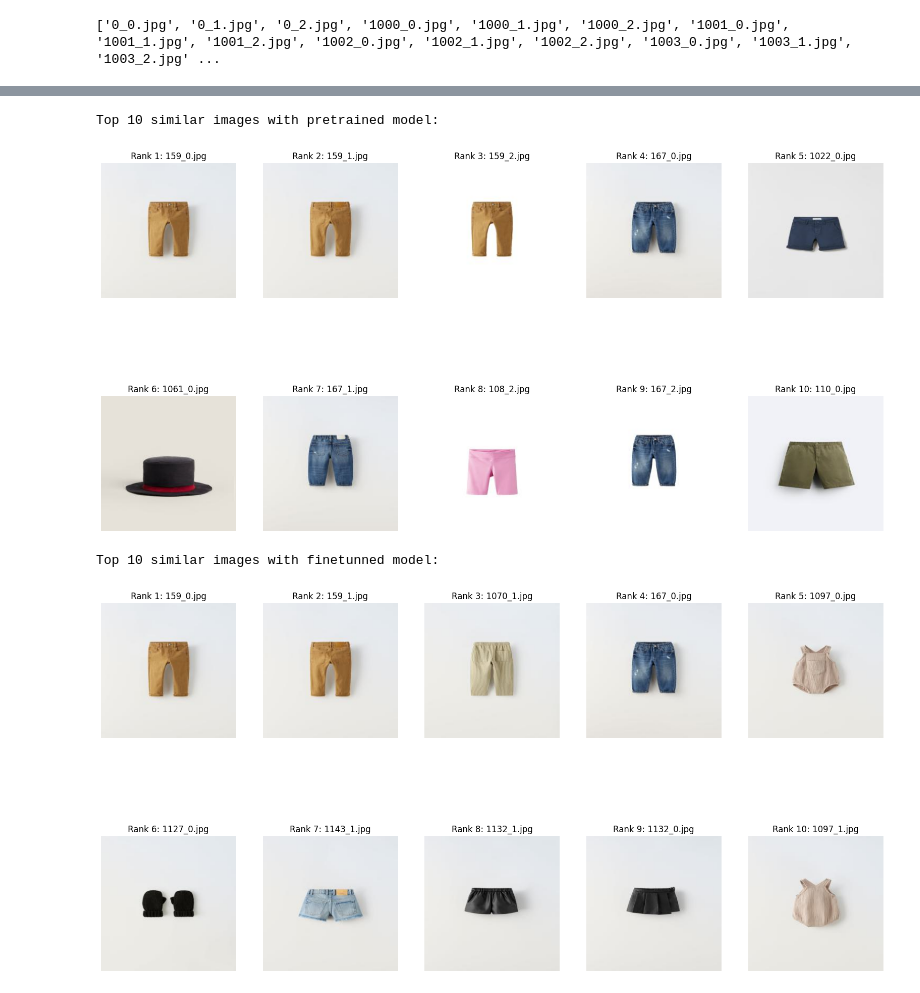
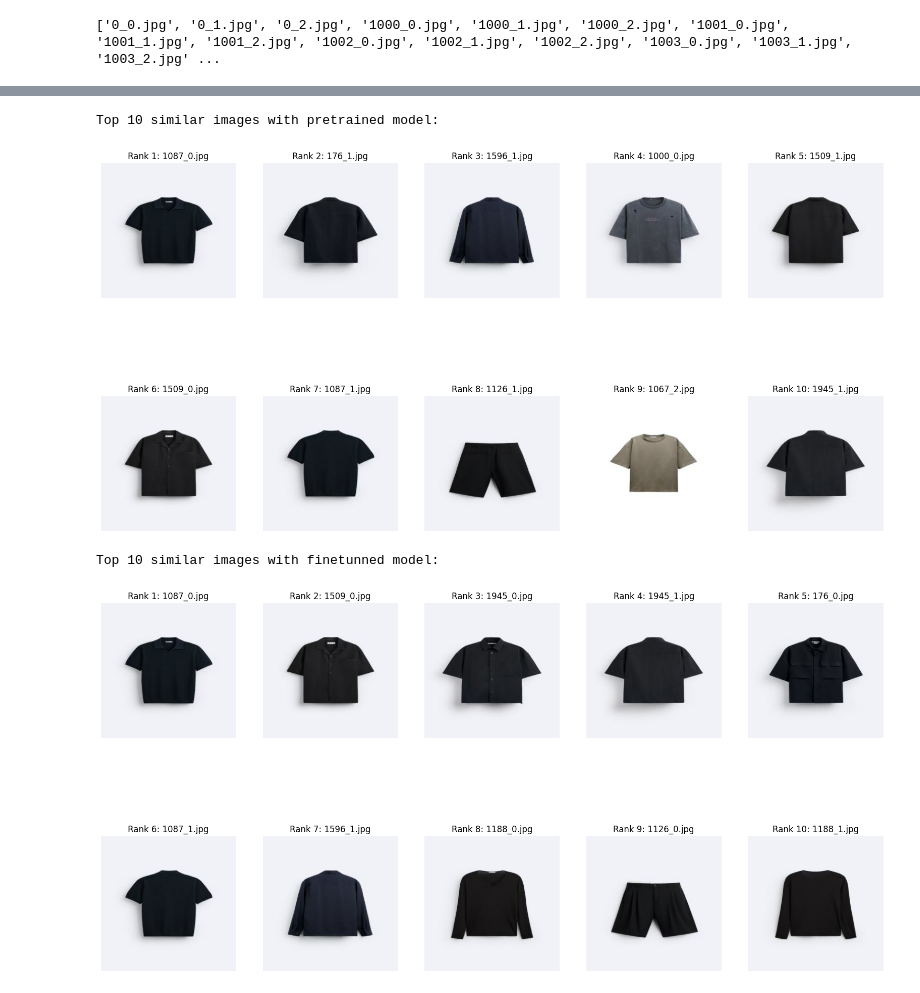
Before and after one commit to mustaphouni04/hackupc24_inditex, a Jupyter notebook: src/finished_model.ipynb, the cells around one changed output, grey strips where cells are left out. Saved outputs shown, nothing was run; the diff lists cells and outputs as text; code cells hidden in the pictures.

```diff
--- a/src/finished_model.ipynb
+++ b/src/finished_model.ipynb
@@ -46,7 +46,7 @@ class LazyRotationImageDataset(Dataset):
         return rotated_image, rotation_idx
 
 # Example usage
-dataset = LazyRotationImageDataset("/content/images2")
+dataset = LazyRotationImageDataset("../../images")
 # dataset = LazyRotationImageDataset("/content/")
 dataloader = torch.utils.data.DataLoader(dataset, batch_size=32, shuffle=False)
 
@@ -231,7 +231,7 @@ def get_image_names(directory):
             image_names.append(filename)
     return image_names
 
-directory = "/content/images2"
+directory = "../../images"
 image_names = get_image_names(directory)
 print(image_names)
 # %% [output]
@@ -307,7 +307,7 @@ def top_k_similar_images(embeddings_with_names, specific_image_name, k=10):
     # Display each image in the ranking
     for i, index in enumerate(similar_image_indices):
         image_name = embeddings_with_names[index][0]
-        image_path = os.path.join("images2", image_name)  # Assuming images are in a folder named "images2"
+        image_path = os.path.join("../../images", image_name)  # Assuming images are in a folder named "images2"
         image = Image.open(image_path)
         row_index = i // num_cols
         col_index = i % num_cols
@@ -318,13 +318,13 @@ def top_k_similar_images(embeddings_with_names, specific_image_name, k=10):
     plt.show()
 # %%
 print("Top 10 similar images with pretrained model:")
-similar_images = top_k_similar_images(pretrained_matrix, specific_image_name="159_0.jpg", k=10)
+similar_images = top_k_similar_images(pretrained_matrix, specific_image_name="1087_0.jpg", k=10)
 # %% [output]
 Top 10 similar images with pretrained model:
-[figure, old version]
+[figure, new version]
 # %%
 print("Top 10 similar images with finetunned model:")
-similar_images = top_k_similar_images(finetunning_matrix, specific_image_name="159_0.jpg", k=10)
+similar_images = top_k_similar_images(finetunning_matrix, specific_image_name="1087_0.jpg", k=10)
 # %% [output]
 Top 10 similar images with finetunned model:
-[figure, old version]
+[figure, new version]
```
Also changed, not shown: parts of 6 cells of this notebook.
